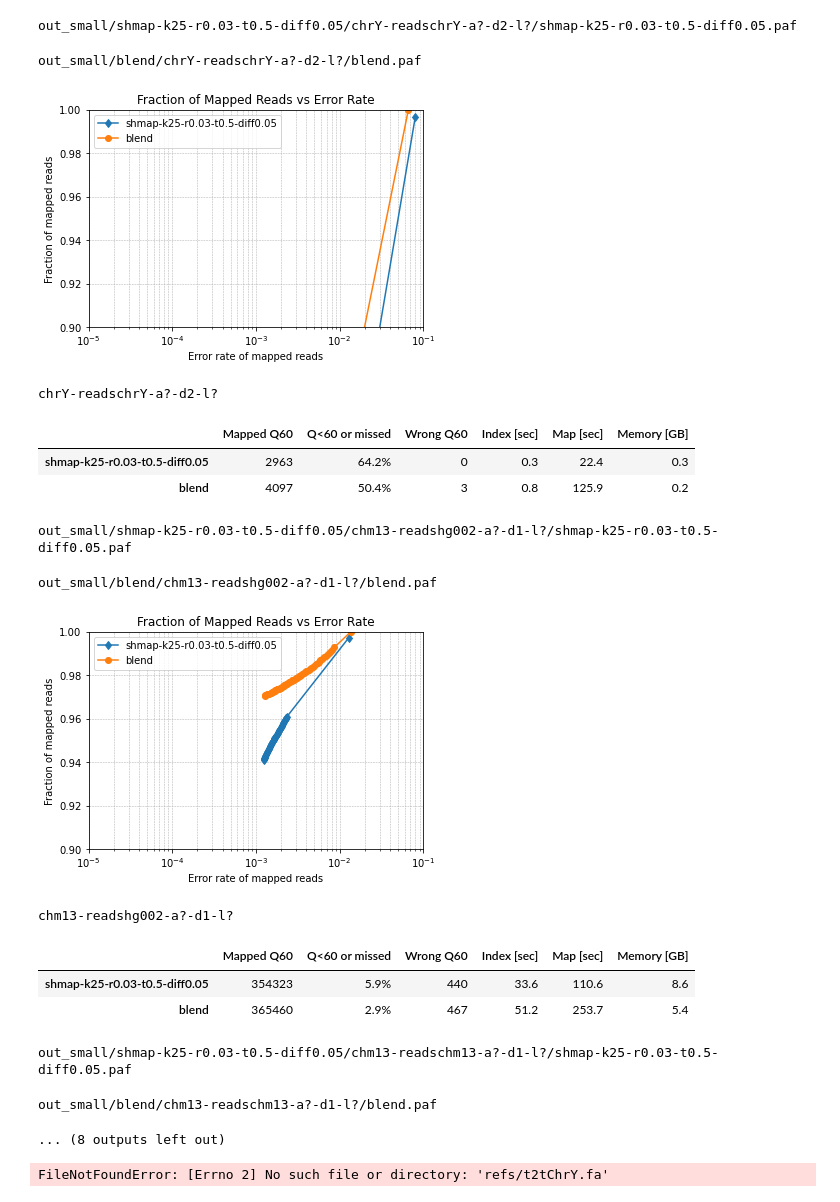
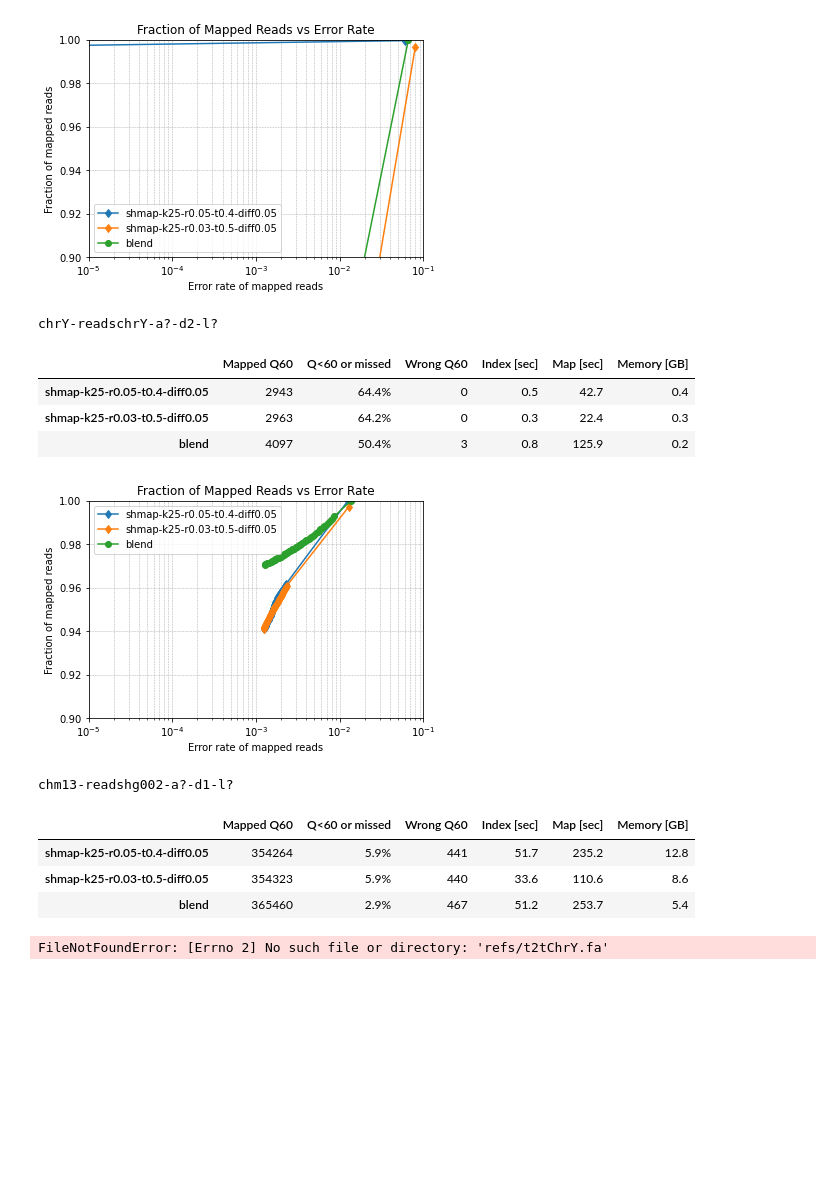
Before and after one commit to pesho-ivanov/shmap, a Jupyter notebook: evals/compare.ipynb, the cells around one changed output. Saved outputs shown, nothing was run; the diff lists cells and outputs as text; code cells hidden in the pictures; blank space fills up the shorter version.

```diff
--- a/evals/compare.ipynb
+++ b/evals/compare.ipynb
@@ -259,47 +259,42 @@ def get_comparison_table(main_dir: Path, refname, experiment: Path, tools):
 # %%
 main_dir = Path('out_small')
 #tools = ['mm2-fast', 'winnowmap']
 #tools = ['shmap-k25-r0.05-t0.4-diff0.05', 'minimap', 'blend', 'mapquik', 'mm2-fast', 'winnowmap'] #, ['shmap-k25-r0.05-t0.4-diff2', 'shmap-k25-r0.05-t0.4-diff0.02', 'shmap-k25-r0.05-t0.4-diff0.15', 'blend'] #, 'shmap-diff0.02', 'shmap-diff0.1'] #, 'blend', 'winnowmap', 'minimap', 'mapquik', 'mm2-fast'] #, 'shmap-diff0.15', 'shmap-diff0.02', 'shmap'] #, 'shmap-MIN_DIFF-002']  # 'shmap-noprune',  'shmap-k25-r0.05-t0.4-diff0.15', 'shmap-k25-r0.05-t0.5-diff0.1'
-tools = ['shmap-k25-r0.03-t0.5-diff0.05', 'blend'] #['minimap']#, , 'shmap-k25-r0.05-t0.4-diff0.02']
+tools = ['shmap-k25-r0.05-t0.4-diff0.05', 'shmap-k25-r0.03-t0.5-diff0.05', 'blend'] #['minimap']#, , 'shmap-k25-r0.05-t0.4-diff0.02']
 experiments = [
     ('chrY',  'chrY-readschrY-a?-d2-l?'),
     ('chm13', 'chm13-readshg002-a?-d1-l?'),
     ('chm13', 'chm13-readschm13-a?-d1-l?'),
     ('chm13', 'HG002_small'),
 ]
 
 pd.set_option('display.width', 100)
 css = """ <style> table { font-family: "Courier New", Courier, monospace; } </style> """
 display(HTML(css))
 dfs = []
 keys = []
 for refname, data in experiments:
     df = get_comparison_table(main_dir=main_dir, refname=refname, experiment=data, tools=tools).round(2)
     dfs.append(df)
     keys.append(data)
     df_styled = df.style.set_caption(data)
     display(df_styled)
 DF = pd.concat(dfs, keys=keys)
 #display(DF)
 DF.to_latex('evals-table.tex', escape=True, multirow=False)
 # %% [output]
+[figure, new version]
-out_small/shmap-k25-r0.03-t0.5-diff0.05/chrY-readschrY-a?-d2-l?/shmap-k25-r0.03-t0.5-diff0.05.paf
+chrY-readschrY-a?-d2-l?
+|  | Mapped Q60 | Q<60 or missed | Wrong Q60 | Index [sec] | Map [sec] | Memory [GB] |
+| shmap-k25-r0.05-t0.4-diff0.05 | 2943 | 64.4% | 0 | 0.5 | 42.7 | 0.4 |
+| shmap-k25-r0.03-t0.5-diff0.05 | 2963 | 64.2% | 0 | 0.3 | 22.4 | 0.3 |
+| blend | 4097 | 50.4% | 3 | 0.8 | 125.9 | 0.2 |
+[figure, new version]
-out_small/blend/chrY-readschrY-a?-d2-l?/blend.paf
+chm13-readshg002-a?-d1-l?
-[figure, old version]
-chrY-readschrY-a?-d2-l?
-|  | Mapped Q60 | Q<60 or missed | Wrong Q60 | Index [sec] | Map [sec] | Memory [GB] |
-| shmap-k25-r0.03-t0.5-diff0.05 | 2963 | 64.2% | 0 | 0.3 | 22.4 | 0.3 |
-| blend | 4097 | 50.4% | 3 | 0.8 | 125.9 | 0.2 |
-out_small/shmap-k25-r0.03-t0.5-diff0.05/chm13-readshg002-a?-d1-l?/shmap-k25-r0.03-t0.5-diff0.05.paf
-out_small/blend/chm13-readshg002-a?-d1-l?/blend.paf
-[figure, old version]
-chm13-readshg002-a?-d1-l?
 |  | Mapped Q60 | Q<60 or missed | Wrong Q60 | Index [sec] | Map [sec] | Memory [GB] |
+| shmap-k25-r0.05-t0.4-diff0.05 | 354264 | 5.9% | 441 | 51.7 | 235.2 | 12.8 |
 | shmap-k25-r0.03-t0.5-diff0.05 | 354323 | 5.9% | 440 | 33.6 | 110.6 | 8.6 |
 | blend | 365460 | 2.9% | 467 | 51.2 | 253.7 | 5.4 |
-out_small/shmap-k25-r0.03-t0.5-diff0.05/chm13-readschm13-a?-d1-l?/shmap-k25-r0.03-t0.5-diff0.05.paf
-out_small/blend/chm13-readschm13-a?-d1-l?/blend.paf
-... (8 outputs left out)
 # %%
 main_dir = Path('out')
 #tools = ['mm2-fast', 'winnowmap']
```
Also changed, not shown: 10 other files.
